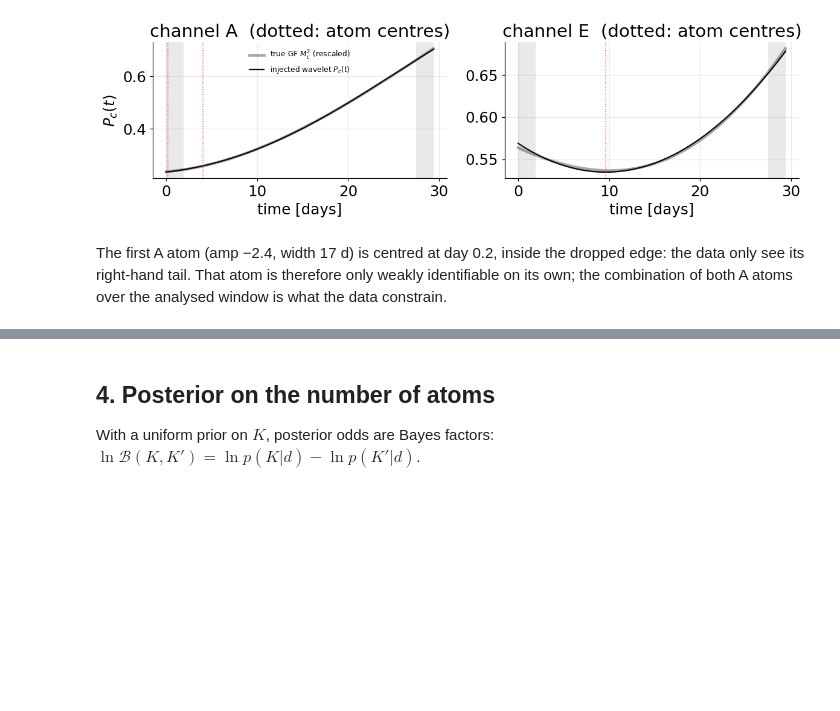
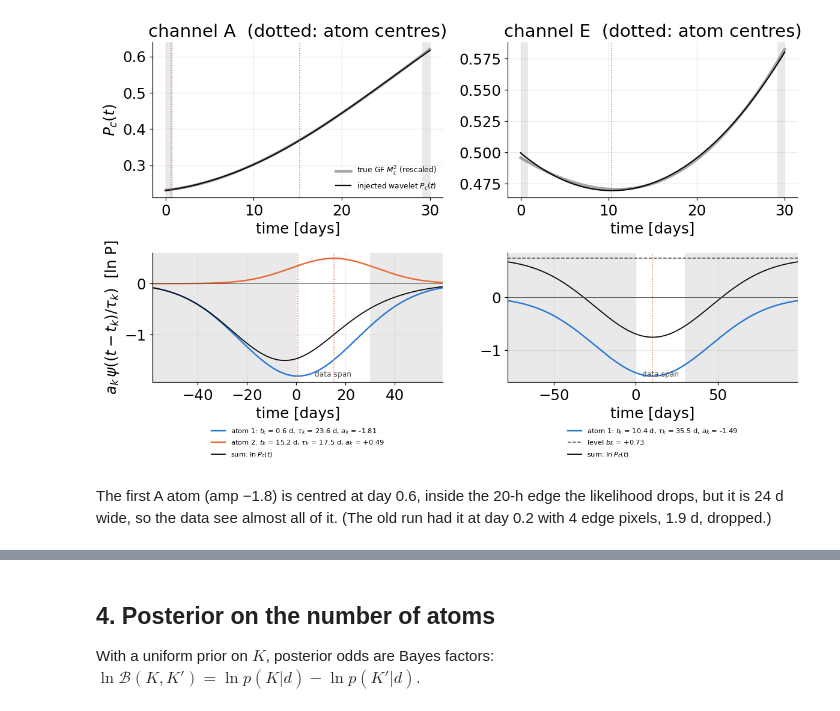
Before and after one commit to shrikrishnaanand/bahamas_ska, a Jupyter notebook: data/wavelet_injection/run1_inject_recover.ipynb, the cells around one changed output, grey strips where cells are left out. Drawn from its saved outputs; the diff is of its cells as text; code cells hidden in the pictures; blank space fills up the shorter version.

```diff
--- a/data/wavelet_injection/run1_inject_recover.ipynb
+++ b/data/wavelet_injection/run1_inject_recover.ipynb
@@ -89,31 +95,56 @@ injected atoms (posterior convention):
 # %%
-gf = np.load(ROOT / 'data' / 'cyclo_fig7_outputs' / 'gf_modulation_truth.npz')
 t_fine = np.linspace(0, inj.wm.T, 2000)
 scale = 10 ** (amp_true - ref['amp'])
 dT = data.Nf * data.dt
+eb = cfg['wavelet']['edge_bins']
+T_d = inj.wm.T / DAY
+C_ATOM = [C_POST, C_SECOND]
 
-fig, axes = plt.subplots(1, 2, figsize=(11, 3.4), sharex=True)
-for i, (ax, c) in enumerate(zip(axes, CH)):
-    sel = gf['t_hour'] <= inj.wm.T
-    ax.plot(gf['t_hour'][sel] / DAY, scale * gf[f'P_{c}'][sel], color=C_MUTED, lw=3, alpha=0.5, label=r'true GF $M_c^2$ (rescaled)')
+fig, axes = plt.subplots(2, 2, figsize=(11, 7.2), gridspec_kw={'height_ratios': [1.2, 1]})
+for i, c in enumerate(CH):
+    ax, axa = axes[0, i], axes[1, i]
+    M2 = np.asarray(power_modulation(I.sky_params(), t_fine, i))
+    ax.plot(t_fine / DAY, scale * M2, color=C_MUTED, lw=3, alpha=0.5, label=r'true GF $M_c^2$ (rescaled)')
     ax.plot(t_fine / DAY, np.asarray(inj.P(t_fine, i)), color=C_TRUTH, label='injected wavelet $P_c(t)$')
-    for a in inj.atoms[c]:
-        ax.axvline(a[0] * inj.wm.T / DAY, color=C_SECOND, ls=':', lw=1)
-    lo, hi = data.times[cfg['wavelet']['edge_bins']], data.times[-cfg['wavelet']['edge_bins']]
-    ax.axvspan(0, lo / DAY, color=C_MUTED, alpha=0.12, lw=0)
-    ax.axvspan(hi / DAY, inj.wm.T / DAY, color=C_MUTED, alpha=0.12, lw=0)
     ax.set_title(f'channel {c}  (dotted: atom centres)')
     ax.set_xlabel('time [days]')
-axes[0].set_ylabel(r'$P_c(t)$')
-axes[0].legend(fontsize=8)
+    for a in inj.atoms[c]:
+        ax.axvline(a[0] * T_d, color=C_SECOND, ls=':', lw=1)
+    ax.axvspan(0, eb * dT / DAY, color=C_MUTED, alpha=0.12, lw=0)
+    ax.axvspan(T_d - eb * dT / DAY, T_d, color=C_MUTED, alpha=0.12, lw=0)
+
+    # the atoms themselves, a_k psi((t - t_k) / tau_k) in ln P units, over +-2.5 widths so their full shape shows;
+    # the data span [0, T] is the unshaded part
+    cen, wid = inj.atoms[c][:, 0] * T_d, 10 ** inj.atoms[c][:, 1]
+    lo, hi = min(0, (cen - 2.5 * wid).min()), max(T_d, (cen + 2.5 * wid).max())
+    t_wide = np.linspace(lo, hi, 3000) * DAY
+    for k, a in enumerate(inj.atoms[c]):
+        axa.plot(t_wide / DAY, np.asarray(inj.wm.log_modulation(t_wide, a[None])), color=C_ATOM[k], lw=1.6,
+                 label=rf'atom {k + 1}: $t_k$ = {cen[k]:.1f} d, $\tau_k$ = {wid[k]:.1f} d, $a_k$ = {a[2]:+.2f}')
+        axa.axvline(cen[k], color=C_SECOND, ls=':', lw=1)
+    level = inj.levels[c]
+    if level:
+        axa.axhline(level, color=C_MUTED, lw=1, ls='--', label=rf'level $b_{c}$ = {level:+.2f}')
+    axa.plot(t_wide / DAY, np.asarray(inj.wm.log_modulation(t_wide, inj.atoms[c], level=level)), color=C_TRUTH,
+             lw=1.2, label=r'sum: $\ln P_c(t)$')
+    axa.axhline(0, color=C_MUTED, lw=0.6)
+    axa.axvspan(lo, 0, color=C_MUTED, alpha=0.12, lw=0)
+    axa.axvspan(T_d, hi, color=C_MUTED, alpha=0.12, lw=0)
+    axa.text(T_d / 2, 0.03, 'data span', transform=axa.get_xaxis_transform(), ha='center', va='bottom', fontsize=8,
+             color=C_MUTED)
+    axa.set_xlim(lo, hi)
+    axa.set_xlabel('time [days]')
+    axa.legend(fontsize=7.5, loc='upper center', bbox_to_anchor=(0.5, -0.3), ncol=1)
+axes[0, 0].set_ylabel(r'$P_c(t)$')
+axes[1, 0].set_ylabel(r'$a_k\,\psi((t-t_k)/\tau_k)$  [ln P]')
+axes[0, 0].legend(fontsize=8)
 fig.tight_layout()
 fig.savefig(OUT / 'injection.png', dpi=150)
 # %% [output]
-[figure, old version]
+[figure, new version]
 # %% [markdown]
-The first A atom (amp −2.4, width 17 d) is centred at day 0.2, inside the dropped edge: the data only see its
-right-hand tail. That atom is therefore only weakly identifiable on its own; the combination of both A atoms over the
-analysed window is what the data constrain.
+The first A atom (amp −1.8) is centred at day 0.6, inside the 20-h edge the likelihood drops, but it is 24 d wide, so
+the data see almost all of it. (The old run had it at day 0.2 with 4 edge pixels, 1.9 d, dropped.)
 # %%
 plotting.plot_spectrogram(data, cfg['f1'], cfg['f2'], str(OUT / 'data_spectrogram.png'))
 display(Image(str(OUT / 'data_spectrogram.png'), width=700))
```
Also changed, not shown: parts of 18 cells of this notebook, 17 other files.
